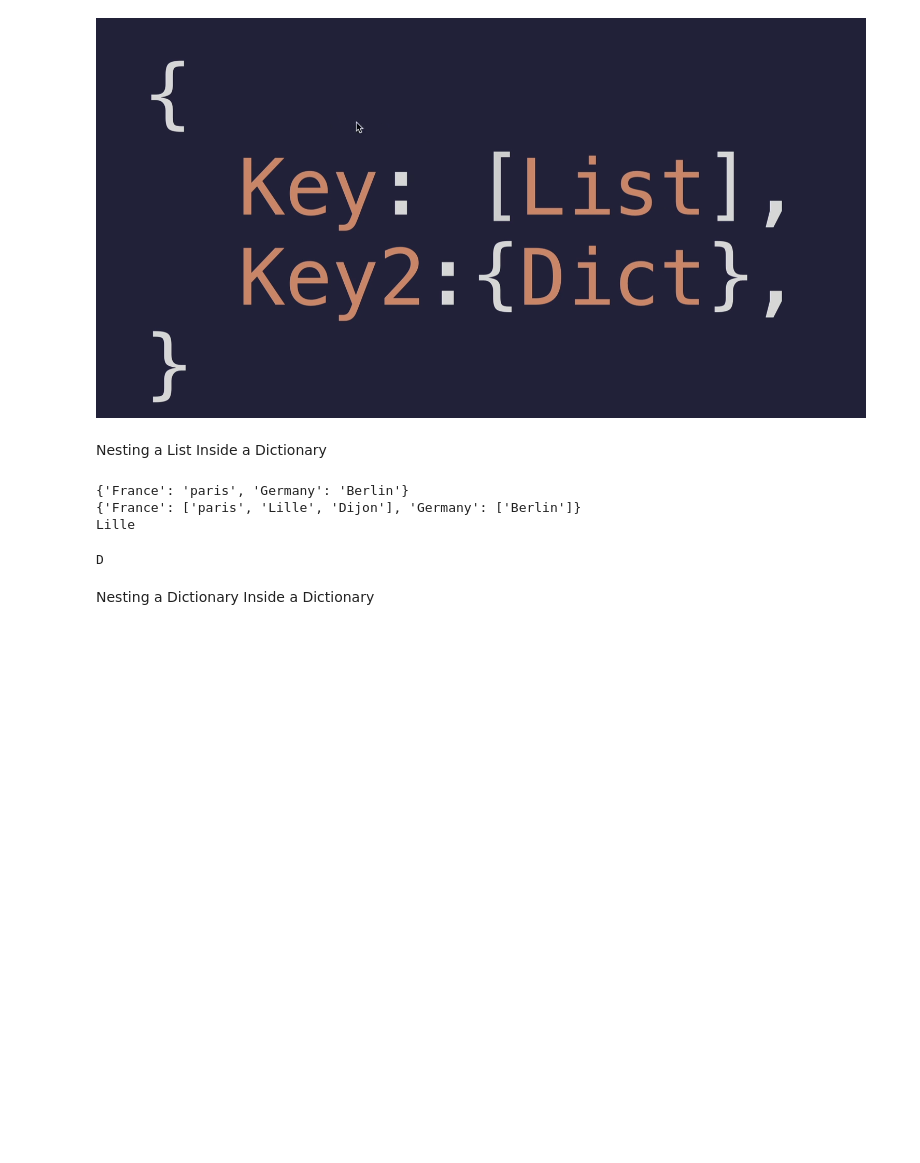
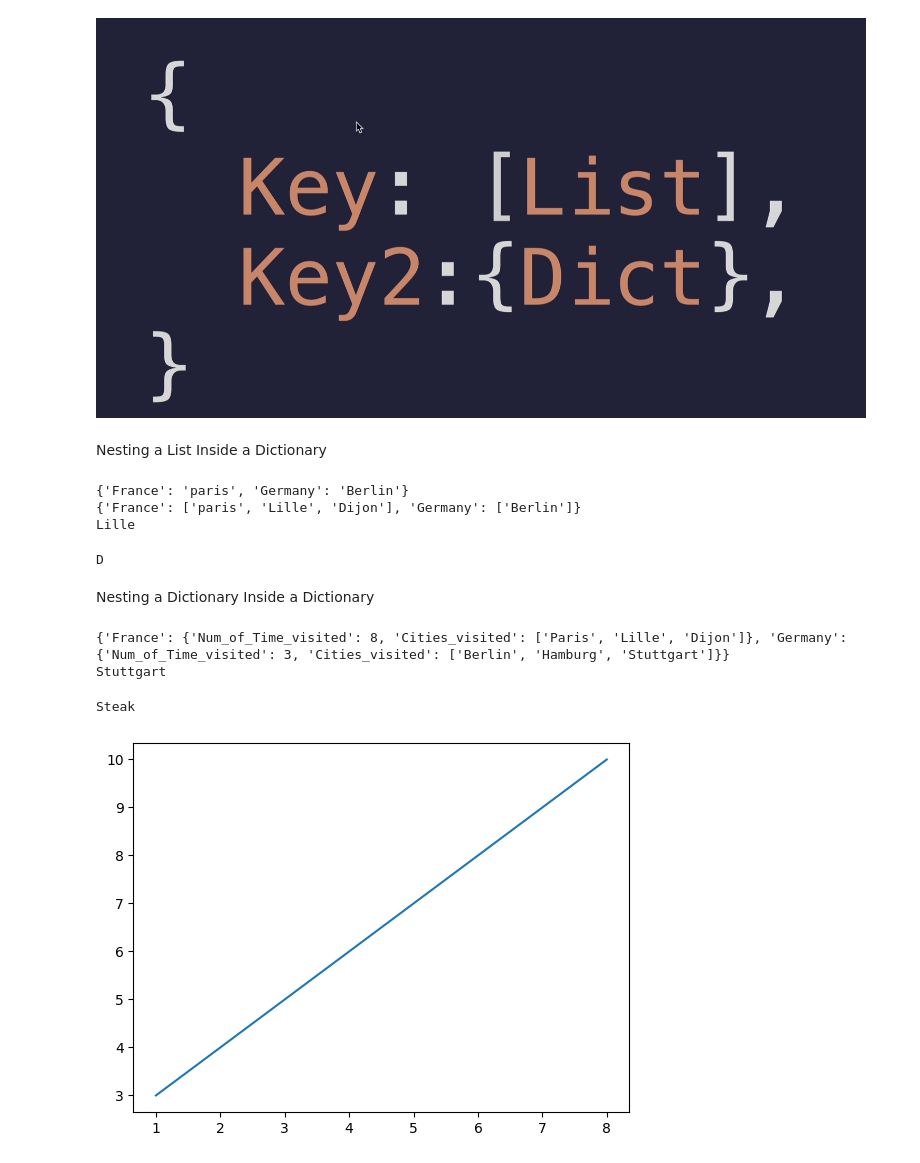
Before and after one commit to Abbasam8910/Python, a Jupyter notebook: Day_9_Beginner_Dictionaries,_Nesting_and_the_Secret_Auction/3. Nesting Lists and Dictionaries.ipynb, the cells around one changed output. Saved outputs shown, nothing was run; the diff lists cells and outputs as text; code cells hidden in the pictures; blank space fills up the shorter version.

```diff
--- a/Day_9_Beginner_Dictionaries,_Nesting_and_the_Secret_Auction/3. Nesting Lists and Dictionaries.ipynb
+++ b/Day_9_Beginner_Dictionaries,_Nesting_and_the_Secret_Auction/3. Nesting Lists and Dictionaries.ipynb
@@ -38,3 +38,48 @@ print(nested_list[2][1])
 D
 # %% [markdown]
 Nesting a Dictionary Inside a Dictionary
+# %%
+travel_log={
+    "France":{
+        "Num_of_Time_visited":8,
+        "Cities_visited":["Paris", "Lille","Dijon"]
+    },   # Don;t miss comma here
+
+    "Germany":{
+        "Num_of_Time_visited":3,
+        "Cities_visited":["Berlin", "Hamburg","Stuttgart"]
+    }
+}
+
+
+print(travel_log)
+
+
+# How to print Stuttgart
+
+
+print(travel_log["Germany"]["Cities_visited"][2])
+# %% [output]
+{'France': {'Num_of_Time_visited': 8, 'Cities_visited': ['Paris', 'Lille', 'Dijon']}, 'Germany': {'Num_of_Time_visited': 3, 'Cities_visited': ['Berlin', 'Hamburg', 'Stuttgart']}}
+Stuttgart
+# %%
+order = {
+    "starter": {1: "Salad", 2: "Soup"},
+    "main": {1: ["Burger", "Fries"], 2: ["Steak"]},
+    "dessert": {1: ["Ice Cream"], 2: []},
+}
+
+print(order["main"][2][0])
+# %% [output]
+Steak
+# %%
+import matplotlib.pyplot as plt
+import numpy as np
+
+xpoints = np.array([1, 8])
+ypoints = np.array([3, 10])
+
+plt.plot(xpoints, ypoints)
+plt.show()
+# %% [output]
+[figure, added]
```
